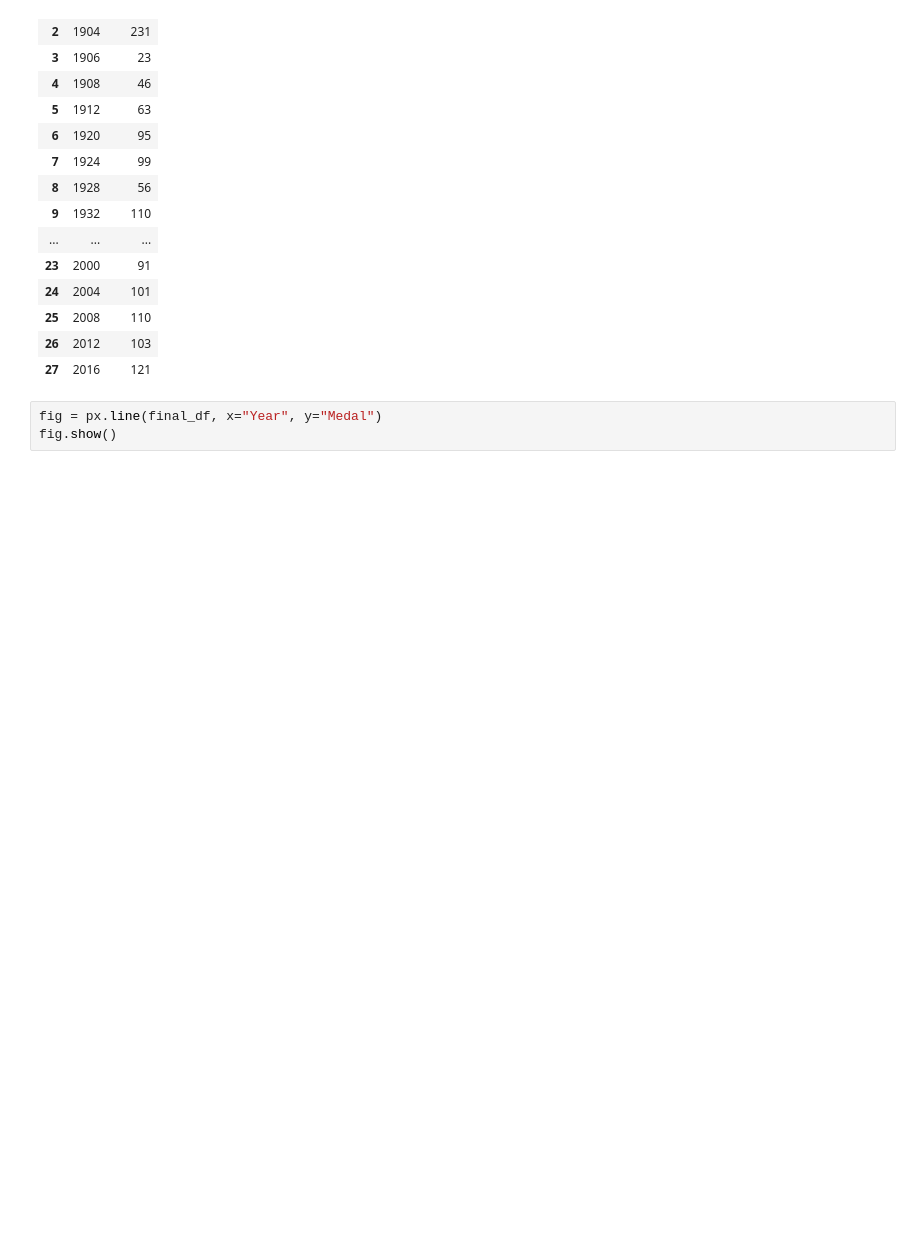
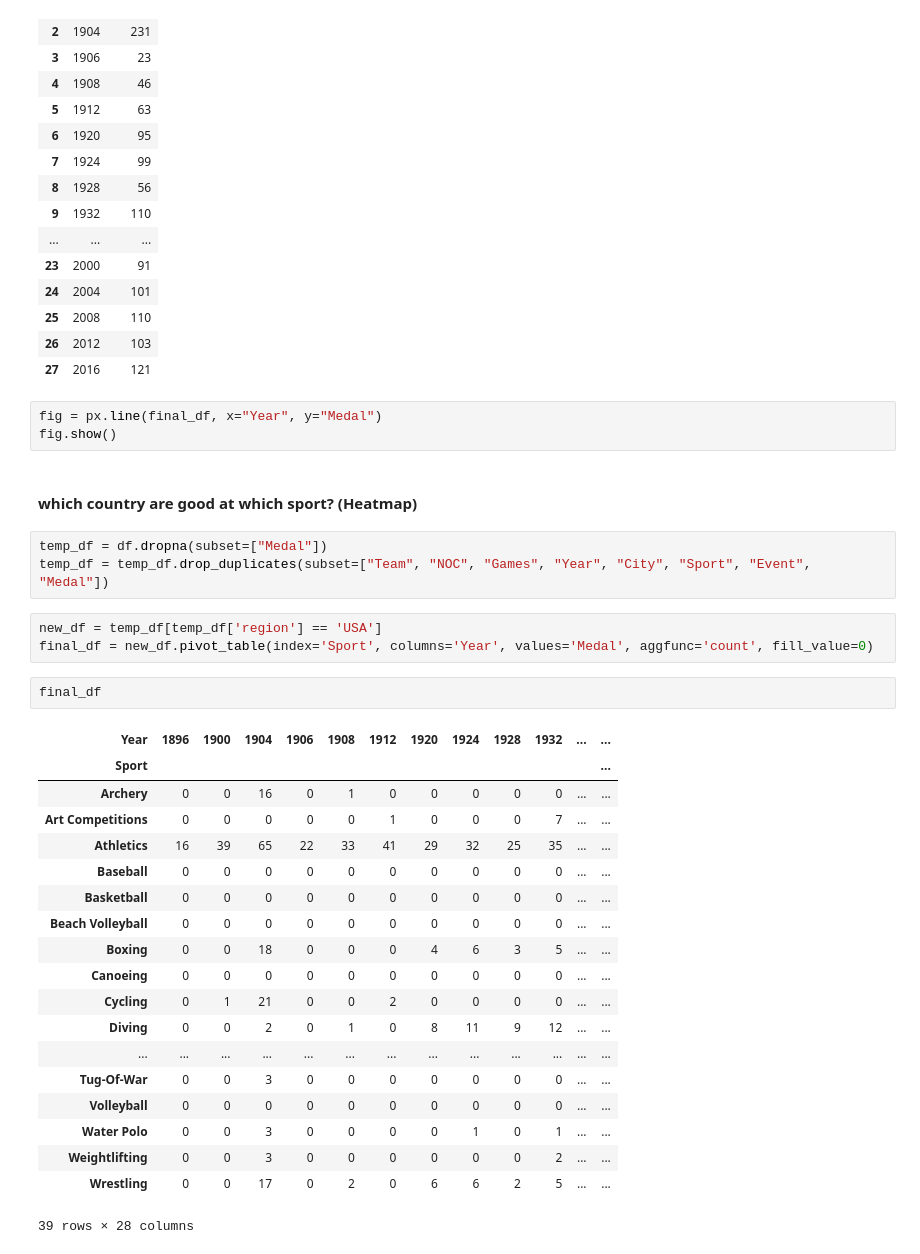
Before and after one commit to V-A-N-S-H/Olympics-Data-Analysis, a Jupyter notebook: Olympics_Analysis.ipynb, the cells around one changed output. Cells and saved outputs as stored; diff of their text form; blank space fills up the shorter version.

```diff
--- a/Olympics_Analysis.ipynb
+++ b/Olympics_Analysis.ipynb
@@ -881,3 +883,33 @@ final_df
 # %%
 fig = px.line(final_df, x="Year", y="Medal")
 fig.show()
+# %% [markdown]
+#### which country are good at which sport? (Heatmap)
+# %%
+temp_df = df.dropna(subset=["Medal"])
+temp_df = temp_df.drop_duplicates(subset=["Team", "NOC", "Games", "Year", "City", "Sport", "Event", "Medal"])
+# %%
+new_df = temp_df[temp_df['region'] == 'USA']
+final_df = new_df.pivot_table(index='Sport', columns='Year', values='Medal', aggfunc='count', fill_value=0)
+# %%
+final_df
+# %% [output]
+| Year | 1896 | 1900 | 1904 | 1906 | 1908 | 1912 | 1920 | 1924 | 1928 | 1932 | ... | ... |
+| Sport |  |  |  |  |  |  |  |  |  |  |  | ... |
+| Archery | 0 | 0 | 16 | 0 | 1 | 0 | 0 | 0 | 0 | 0 | ... | ... |
+| Art Competitions | 0 | 0 | 0 | 0 | 0 | 1 | 0 | 0 | 0 | 7 | ... | ... |
+| Athletics | 16 | 39 | 65 | 22 | 33 | 41 | 29 | 32 | 25 | 35 | ... | ... |
+| Baseball | 0 | 0 | 0 | 0 | 0 | 0 | 0 | 0 | 0 | 0 | ... | ... |
+| Basketball | 0 | 0 | 0 | 0 | 0 | 0 | 0 | 0 | 0 | 0 | ... | ... |
+| Beach Volleyball | 0 | 0 | 0 | 0 | 0 | 0 | 0 | 0 | 0 | 0 | ... | ... |
+| Boxing | 0 | 0 | 18 | 0 | 0 | 0 | 4 | 6 | 3 | 5 | ... | ... |
+| Canoeing | 0 | 0 | 0 | 0 | 0 | 0 | 0 | 0 | 0 | 0 | ... | ... |
+| Cycling | 0 | 1 | 21 | 0 | 0 | 2 | 0 | 0 | 0 | 0 | ... | ... |
+| Diving | 0 | 0 | 2 | 0 | 1 | 0 | 8 | 11 | 9 | 12 | ... | ... |
+| ... | ... | ... | ... | ... | ... | ... | ... | ... | ... | ... | ... | ... |
+| Tug-Of-War | 0 | 0 | 3 | 0 | 0 | 0 | 0 | 0 | 0 | 0 | ... | ... |
+| Volleyball | 0 | 0 | 0 | 0 | 0 | 0 | 0 | 0 | 0 | 0 | ... | ... |
+| Water Polo | 0 | 0 | 3 | 0 | 0 | 0 | 0 | 1 | 0 | 1 | ... | ... |
+| Weightlifting | 0 | 0 | 3 | 0 | 0 | 0 | 0 | 0 | 0 | 2 | ... | ... |
+| Wrestling | 0 | 0 | 17 | 0 | 2 | 0 | 6 | 6 | 2 | 5 | ... | ... |
+39 rows × 28 columns
```
Also changed, not shown: parts of 5 cells of this notebook, 2 other files.
